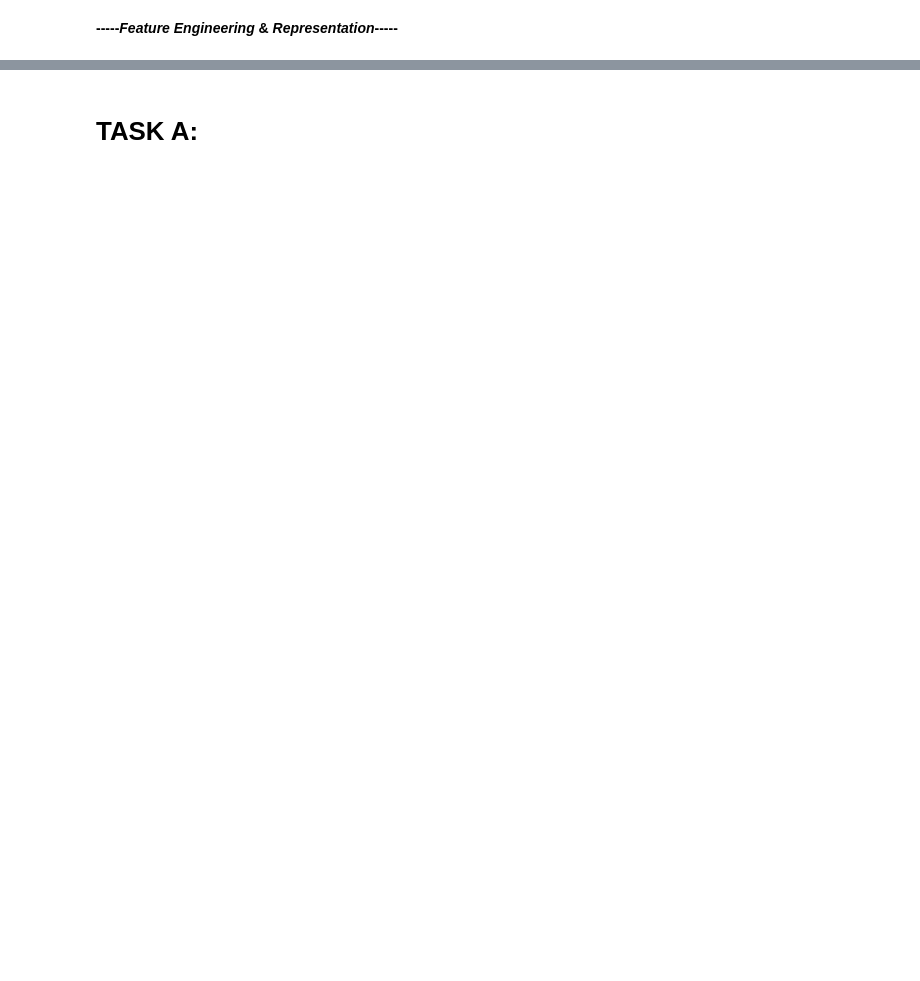
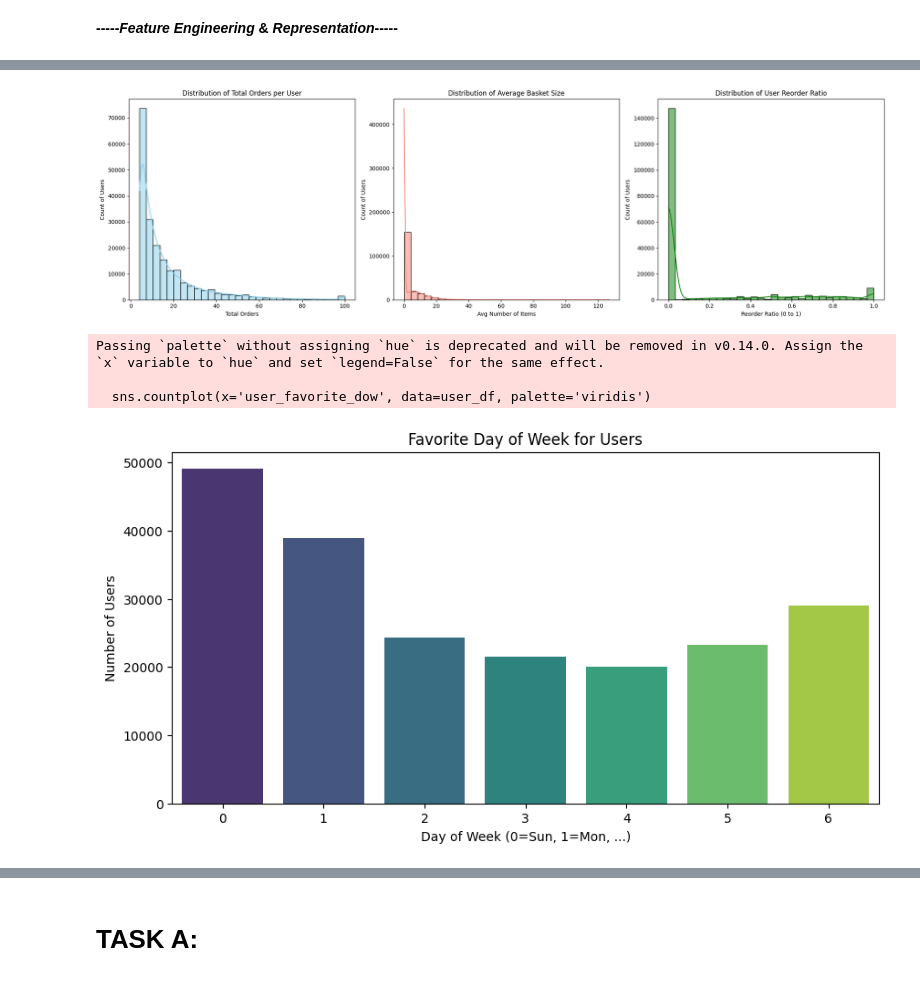
Before and after one commit to YamenObeidat/Machine-Learning-Final-Project-1, a Jupyter notebook: edit7.ipynb, the cells around one changed output, grey strips where cells are left out. Saved outputs shown, nothing was run; the diff lists cells and outputs as text; code cells hidden in the pictures; blank space fills up the shorter version.

```diff
--- a/edit7.ipynb
+++ b/edit7.ipynb
@@ -297,0 +230,10 @@ plt.show()
+# %%
+#حولت القيم ال (nan)
+#لصفر عشان تكون منطقيه اكثر
+
+user_df['user_avg_basket_size'] = user_df['user_avg_basket_size'].fillna(0)
+user_df['user_reorder_ratio'] = user_df['user_reorder_ratio'].fillna(0)
+
+print(user_df[['user_avg_basket_size', 'user_reorder_ratio']].isnull().sum())
+
+print(user_df.head(9))
@@ -297,0 +258,38 @@ plt.show()
+# %%
+# هون جهزت شكل الرسمة وقسمتها لـ 3 أجزاء بصف واحد عشان أقارن التوزيعات مع بعض
+fig, axes = plt.subplots(1, 3, figsize=(20, 6))
+
+#  رسمت توزيع  الطلبات عشان أشوف هل أغلب المستخدمين جداد ولا قدام وعندهم طلبات كتير ولا لا
+sns.histplot(user_df['user_total_orders'], bins=30, kde=True, ax=axes[0], color='skyblue')
+axes[0].set_title('Distribution of Total Orders per User')
+axes[0].set_xlabel('Total Orders')
+axes[0].set_ylabel('Count of Users')
+
+# هون بشوف حجم السلة المعتاد، يعني بالعربي الناس كم قطعة بتحط في كيس التسوق بالمتوسط
+sns.histplot(user_df['user_avg_basket_size'], bins=30, kde=True, ax=axes[1], color='salmon')
+axes[1].set_title('Distribution of Average Basket Size')
+axes[1].set_xlabel('Avg Number of Items')
+axes[1].set_ylabel('Count of Users')
+
+# حسبت توزيع نسبة إعادة الشراء عشان أعرف هل العملاء بكرروا نفس المنتجات ولا كل مرة بيجربوا شي جديد
+sns.histplot(user_df['user_reorder_ratio'], bins=30, kde=True, ax=axes[2], color='green')
+axes[2].set_title('Distribution of User Reorder Ratio')
+axes[2].set_xlabel('Reorder Ratio (0 to 1)')
+axes[2].set_ylabel('Count of Users')
+
+plt.tight_layout()
+plt.show()
+
+# عملت رسمة للأيام عشان أكشف شو هو اليوم المميز للتسوق عند أغلب المستخدمين عشان ممكن استخدمخ بالنسويق
+plt.figure(figsize=(10, 5))
+sns.countplot(x='user_favorite_dow', data=user_df, palette='viridis')
+plt.title('Favorite Day of Week for Users')
+plt.xlabel('Day of Week (0=Sun, 1=Mon, ...)')
+plt.ylabel('Number of Users')
+plt.show()
+# %% [output]
+[figure, added]
+Passing `palette` without assigning `hue` is deprecated and will be removed in v0.14.0. Assign the `x` variable to `hue` and set `legend=False` for the same effect.
+
+  sns.countplot(x='user_favorite_dow', data=user_df, palette='viridis')
+[figure, added]
```
Also changed, not shown: parts of 53 cells of this notebook.
